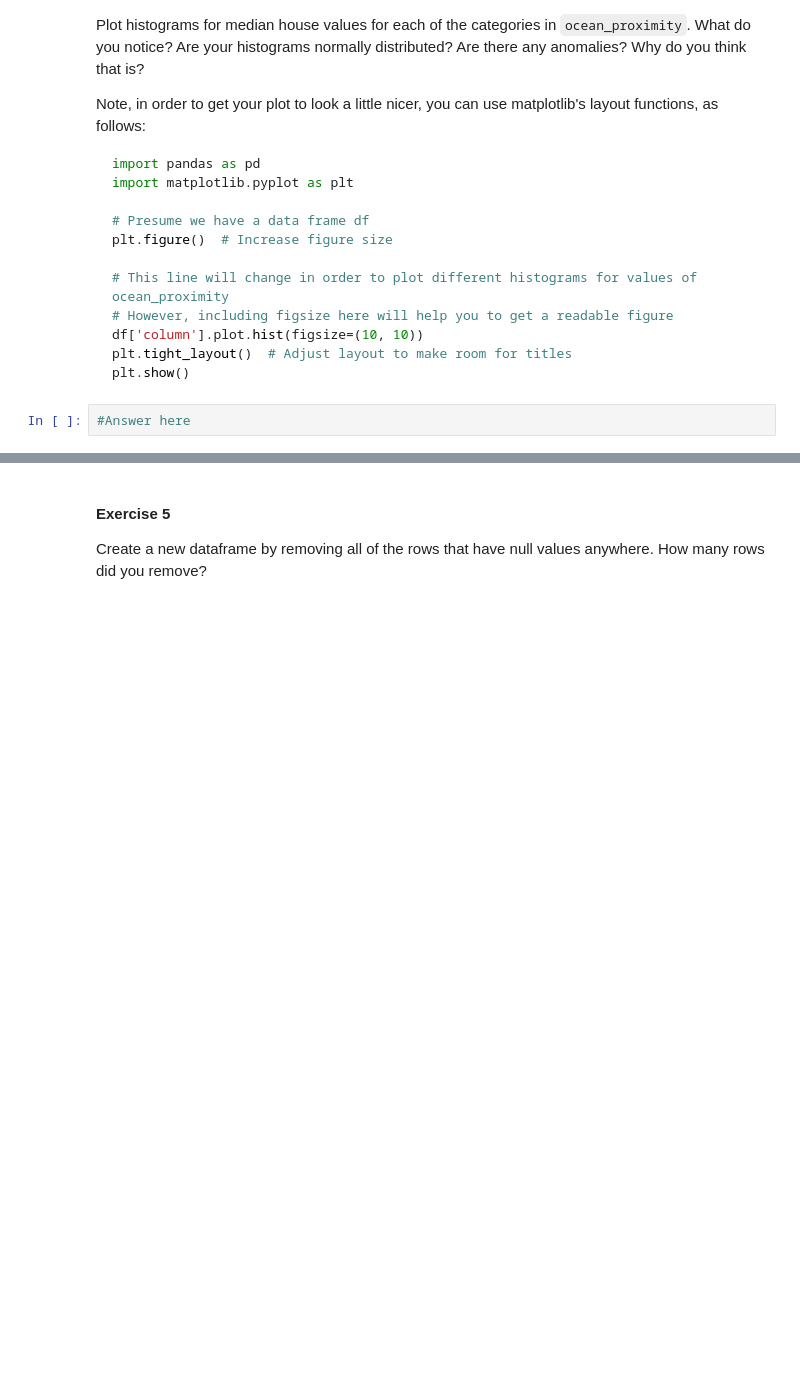
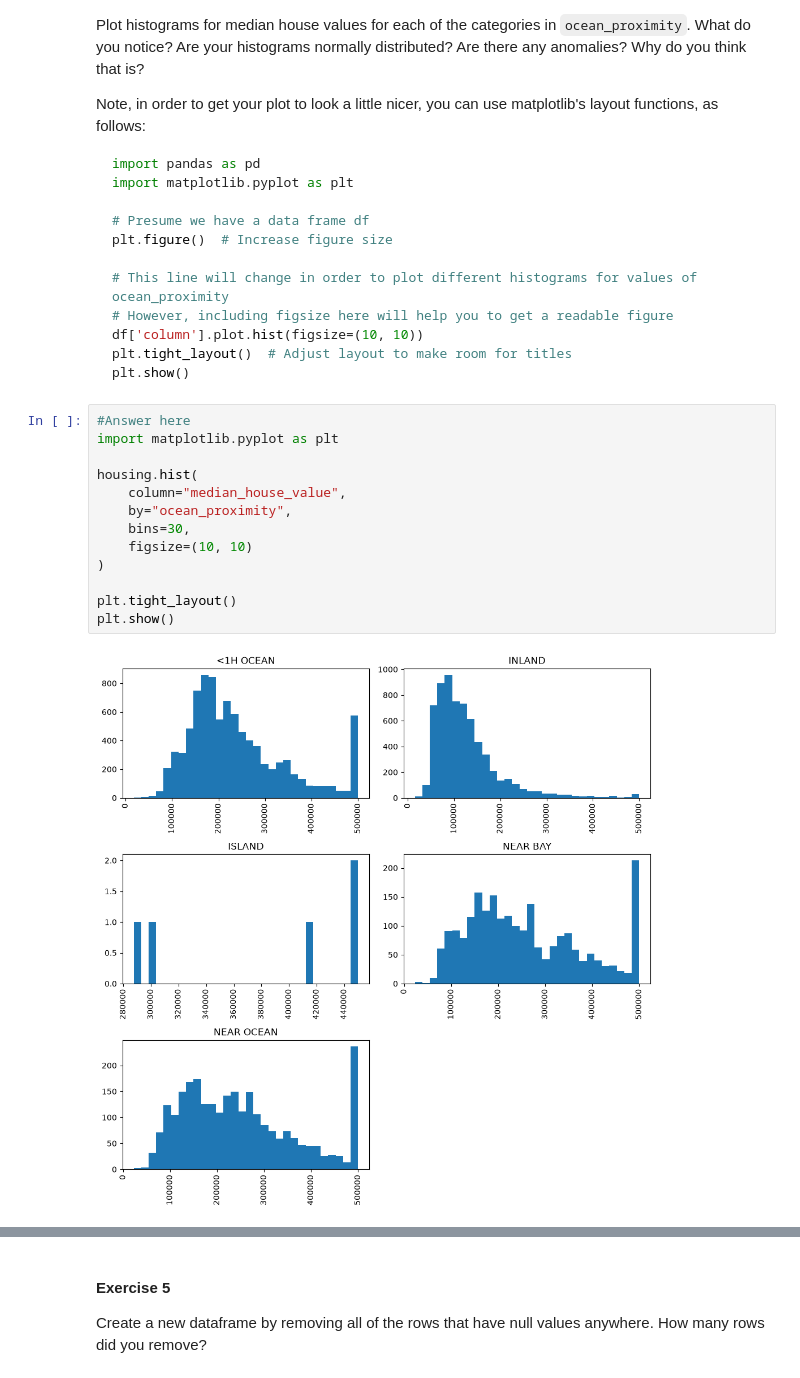
Before and after one commit to scao-su/ist407-fs26-student, a Jupyter notebook: weekly/03-pandas-part2/assignment/weekly-exercises.ipynb, the cells around one changed output, grey strips where cells are left out. Cells and saved outputs as stored; diff of their text form; blank space fills up the shorter version.

```diff
--- a/weekly/03-pandas-part2/assignment/weekly-exercises.ipynb
+++ b/weekly/03-pandas-part2/assignment/weekly-exercises.ipynb
@@ -36,5 +79,18 @@ df['column'].plot.hist(figsize=(10, 10))
 plt.tight_layout()  # Adjust layout to make room for titles
 plt.show()
 ~~~
-# %%
-#Answer here
+# %%
+#Answer here
+import matplotlib.pyplot as plt
+
+housing.hist(
+    column="median_house_value",
+    by="ocean_proximity",
+    bins=30,
+    figsize=(10, 10)
+)
+
+plt.tight_layout()
+plt.show()
+# %% [output]
+[figure, added]
```
Also changed, not shown: parts of 9 cells of this notebook.
